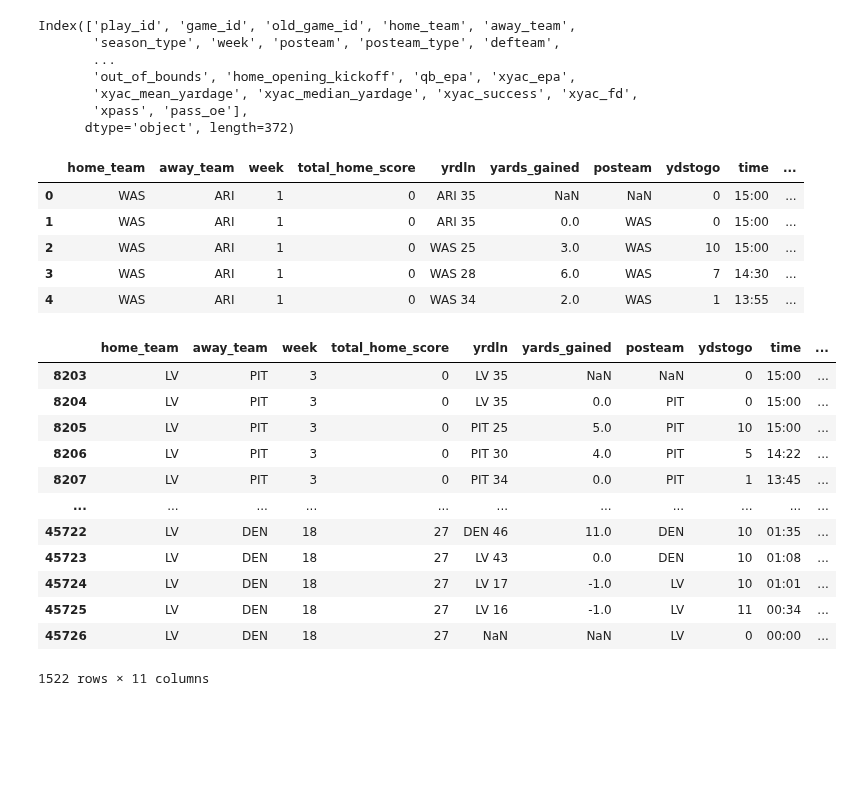
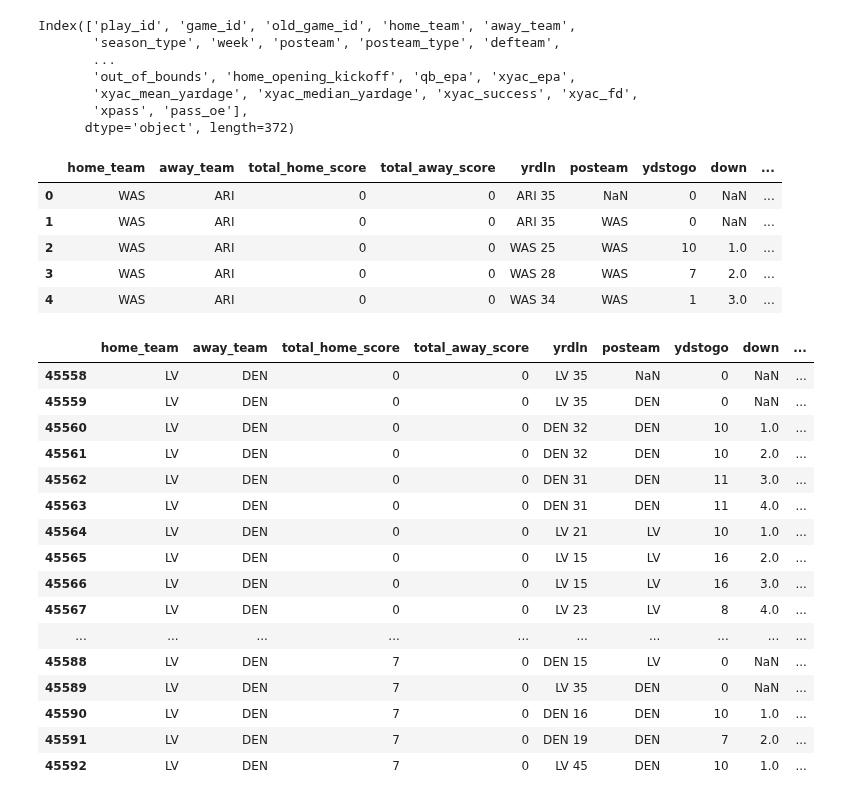
Before and after one commit to nmcassa/nfl-summary, a Jupyter notebook: explore.ipynb, the cells around one changed output. Saved outputs shown, nothing was run; the diff lists cells and outputs as text; code cells hidden in the pictures; blank space fills up the shorter version.

```diff
--- a/explore.ipynb
+++ b/explore.ipynb
@@ -29,29 +29,36 @@ Index(['play_id', 'game_id', 'old_game_id', 'home_team', 'away_team',
        'xpass', 'pass_oe'],
       dtype='object', length=372)
 # %%
-clean = db[['home_team', 'away_team', 'week', 'total_home_score', 'yrdln', 'yards_gained', 'posteam', 'ydstogo', 'time', 'ep', 'epa']]
+clean = db[['home_team', 'away_team', 'total_home_score', 'total_away_score', 'yrdln',
+            'posteam', 'ydstogo', 'down',
+            'game_seconds_remaining', 'time', 'ep', 'epa']]
 clean.head()
 # %% [output]
-|  | home_team | away_team | week | total_home_score | yrdln | yards_gained | posteam | ydstogo | time | ... |
-| 0 | WAS | ARI | 1 | 0 | ARI 35 | NaN | NaN | 0 | 15:00 | ... |
-| 1 | WAS | ARI | 1 | 0 | ARI 35 | 0.0 | WAS | 0 | 15:00 | ... |
-| 2 | WAS | ARI | 1 | 0 | WAS 25 | 3.0 | WAS | 10 | 15:00 | ... |
-| 3 | WAS | ARI | 1 | 0 | WAS 28 | 6.0 | WAS | 7 | 14:30 | ... |
-| 4 | WAS | ARI | 1 | 0 | WAS 34 | 2.0 | WAS | 1 | 13:55 | ... |
+|  | home_team | away_team | total_home_score | total_away_score | yrdln | posteam | ydstogo | down | ... |
+| 0 | WAS | ARI | 0 | 0 | ARI 35 | NaN | 0 | NaN | ... |
+| 1 | WAS | ARI | 0 | 0 | ARI 35 | WAS | 0 | NaN | ... |
+| 2 | WAS | ARI | 0 | 0 | WAS 25 | WAS | 10 | 1.0 | ... |
+| 3 | WAS | ARI | 0 | 0 | WAS 28 | WAS | 7 | 2.0 | ... |
+| 4 | WAS | ARI | 0 | 0 | WAS 34 | WAS | 1 | 3.0 | ... |
 # %%
 clean = clean[clean['home_team'] == 'LV']
-clean
+clean = clean[clean['away_team'] == 'DEN']
+clean.head(35)
 # %% [output]
-|  | home_team | away_team | week | total_home_score | yrdln | yards_gained | posteam | ydstogo | time | ... |
-| 8203 | LV | PIT | 3 | 0 | LV 35 | NaN | NaN | 0 | 15:00 | ... |
-| 8204 | LV | PIT | 3 | 0 | LV 35 | 0.0 | PIT | 0 | 15:00 | ... |
-| 8205 | LV | PIT | 3 | 0 | PIT 25 | 5.0 | PIT | 10 | 15:00 | ... |
-| 8206 | LV | PIT | 3 | 0 | PIT 30 | 4.0 | PIT | 5 | 14:22 | ... |
-| 8207 | LV | PIT | 3 | 0 | PIT 34 | 0.0 | PIT | 1 | 13:45 | ... |
-| ... | ... | ... | ... | ... | ... | ... | ... | ... | ... | ... |
-| 45722 | LV | DEN | 18 | 27 | DEN 46 | 11.0 | DEN | 10 | 01:35 | ... |
-| 45723 | LV | DEN | 18 | 27 | LV 43 | 0.0 | DEN | 10 | 01:08 | ... |
-| 45724 | LV | DEN | 18 | 27 | LV 17 | -1.0 | LV | 10 | 01:01 | ... |
-| 45725 | LV | DEN | 18 | 27 | LV 16 | -1.0 | LV | 11 | 00:34 | ... |
-| 45726 | LV | DEN | 18 | 27 | NaN | NaN | LV | 0 | 00:00 | ... |
+|  | home_team | away_team | total_home_score | total_away_score | yrdln | posteam | ydstogo | down | ... |
+| 45558 | LV | DEN | 0 | 0 | LV 35 | NaN | 0 | NaN | ... |
+| 45559 | LV | DEN | 0 | 0 | LV 35 | DEN | 0 | NaN | ... |
+| 45560 | LV | DEN | 0 | 0 | DEN 32 | DEN | 10 | 1.0 | ... |
+| 45561 | LV | DEN | 0 | 0 | DEN 32 | DEN | 10 | 2.0 | ... |
+| 45562 | LV | DEN | 0 | 0 | DEN 31 | DEN | 11 | 3.0 | ... |
+| 45563 | LV | DEN | 0 | 0 | DEN 31 | DEN | 11 | 4.0 | ... |
+| 45564 | LV | DEN | 0 | 0 | LV 21 | LV | 10 | 1.0 | ... |
+| 45565 | LV | DEN | 0 | 0 | LV 15 | LV | 16 | 2.0 | ... |
+| 45566 | LV | DEN | 0 | 0 | LV 15 | LV | 16 | 3.0 | ... |
+| 45567 | LV | DEN | 0 | 0 | LV 23 | LV | 8 | 4.0 | ... |
+| ... | ... | ... | ... | ... | ... | ... | ... | ... | ... |
+| 45588 | LV | DEN | 7 | 0 | DEN 15 | LV | 0 | NaN | ... |
+| 45589 | LV | DEN | 7 | 0 | LV 35 | DEN | 0 | NaN | ... |
+| 45590 | LV | DEN | 7 | 0 | DEN 16 | DEN | 10 | 1.0 | ... |
+| 45591 | LV | DEN | 7 | 0 | DEN 19 | DEN | 7 | 2.0 | ... |
+| 45592 | LV | DEN | 7 | 0 | LV 45 | DEN | 10 | 1.0 | ... |
-1522 rows × 11 columns
```
Also changed, not shown: parts of 1 cell of this notebook, 1 other file.
